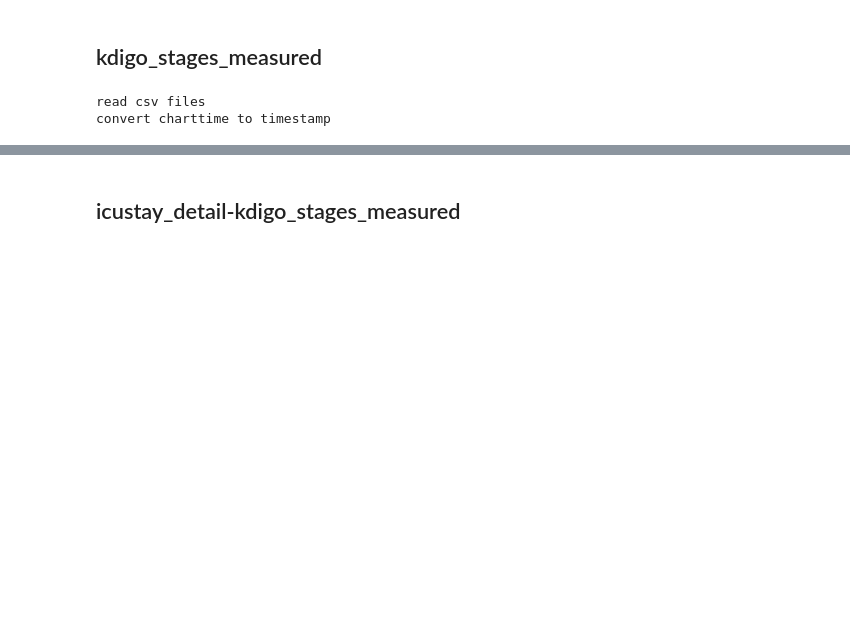
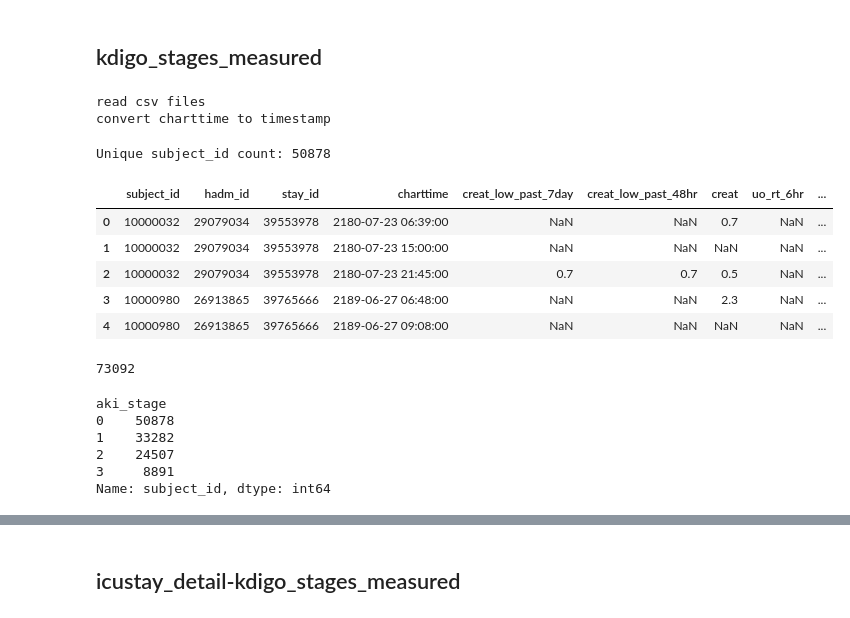
Before and after one commit to charicf/DoctorDisease2.0_AKI, a Jupyter notebook: ml_model/preprocessing.ipynb, the cells around one changed output, grey strips where cells are left out. Cells and saved outputs as stored; diff of their text form; code cells hidden in the pictures; blank space fills up the shorter version.

```diff
--- a/ml_model/preprocessing.ipynb
+++ b/ml_model/preprocessing.ipynb
@@ -234,3 +234,31 @@ X["charttime"] = pd.to_datetime(X["charttime"])
 # %% [output]
 read csv files
 convert charttime to timestamp
+# %%
+unique_subjects = X['subject_id'].nunique()
+print(f"Unique subject_id count: {unique_subjects}")
+# %% [output]
+Unique subject_id count: 50878
+# %%
+X.head()
+# %% [output]
+|  | subject_id | hadm_id | stay_id | charttime | creat_low_past_7day | creat_low_past_48hr | creat | uo_rt_6hr | ... |
+| 0 | 10000032 | 29079034 | 39553978 | 2180-07-23 06:39:00 | NaN | NaN | 0.7 | NaN | ... |
+| 1 | 10000032 | 29079034 | 39553978 | 2180-07-23 15:00:00 | NaN | NaN | NaN | NaN | ... |
+| 2 | 10000032 | 29079034 | 39553978 | 2180-07-23 21:45:00 | 0.7 | 0.7 | 0.5 | NaN | ... |
+| 3 | 10000980 | 26913865 | 39765666 | 2189-06-27 06:48:00 | NaN | NaN | 2.3 | NaN | ... |
+| 4 | 10000980 | 26913865 | 39765666 | 2189-06-27 09:08:00 | NaN | NaN | NaN | NaN | ... |
+# %%
+X['stay_id'].nunique()
+# %% [output]
+73092
+# %%
+patients_per_aki_stage = X.groupby('aki_stage')['subject_id'].nunique()
+print(patients_per_aki_stage)
+# %% [output]
+aki_stage
+0    50878
+1    33282
+2    24507
+3     8891
+Name: subject_id, dtype: int64
```
Also changed, not shown: parts of 72 cells of this notebook.
